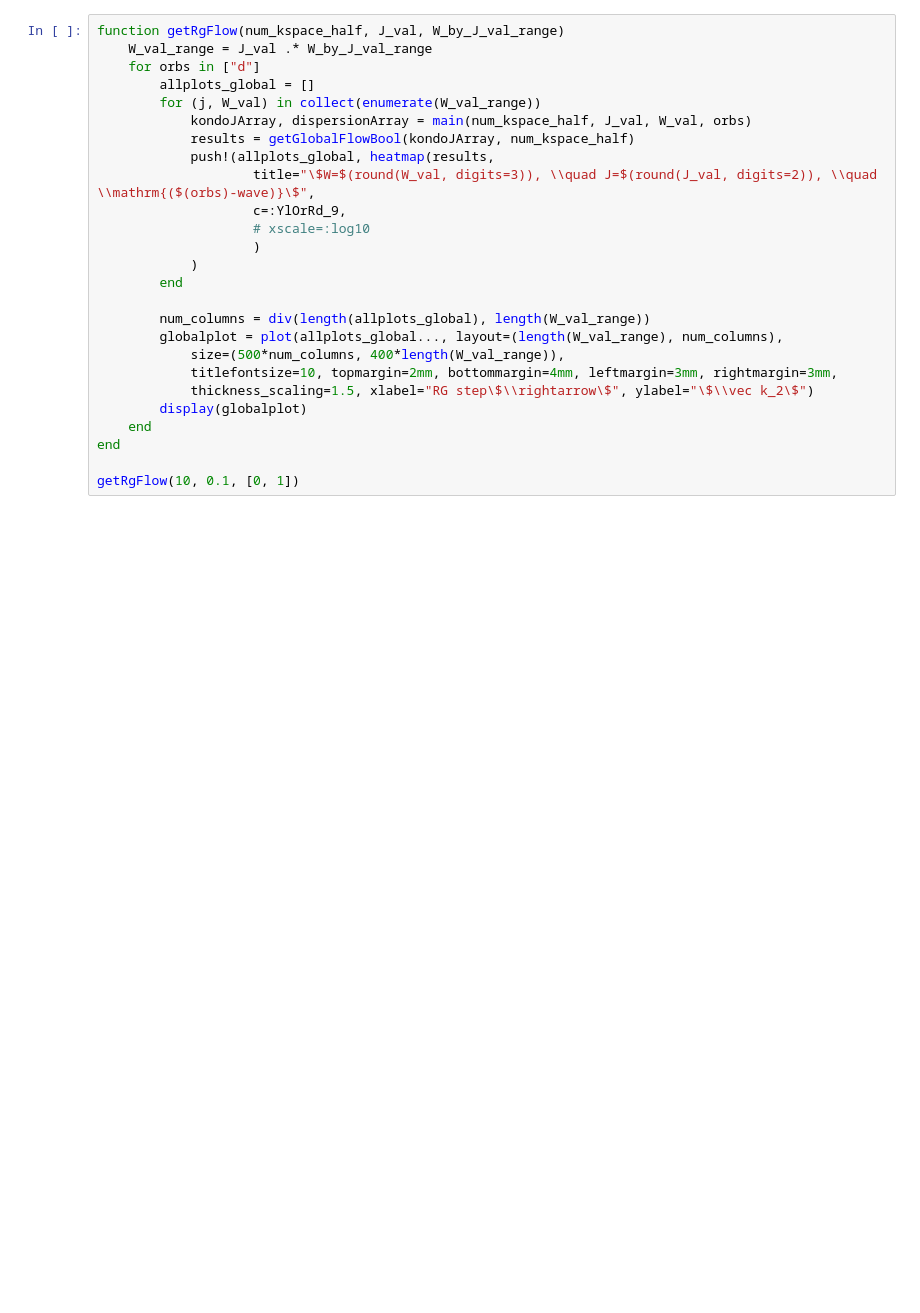
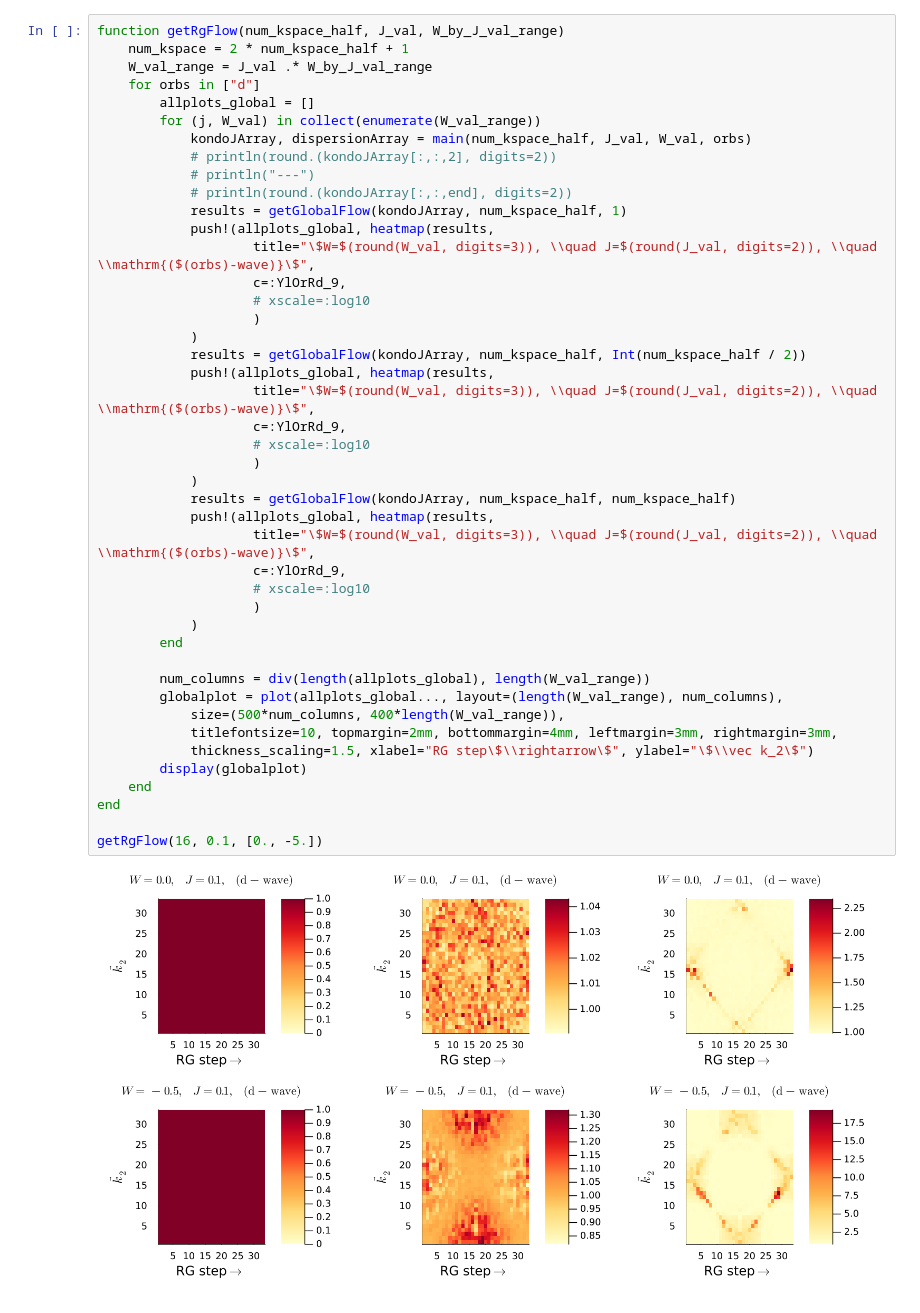
Before and after one commit to abhirup-m/Tiling-Embedded-Esiam, a Jupyter notebook: dwaveNumerics/mOrbRG-Jl.ipynb, the cells around one changed output. Drawn from its saved outputs; the diff is of its cells as text; blank space fills up the shorter version.

```diff
--- a/dwaveNumerics/mOrbRG-Jl.ipynb
+++ b/dwaveNumerics/mOrbRG-Jl.ipynb
@@ -11,26 +13,46 @@ include("probes.jl")
 # %%
 function getRgFlow(num_kspace_half, J_val, W_by_J_val_range)
+    num_kspace = 2 * num_kspace_half + 1
     W_val_range = J_val .* W_by_J_val_range
     for orbs in ["d"]
         allplots_global = []
         for (j, W_val) in collect(enumerate(W_val_range))
             kondoJArray, dispersionArray = main(num_kspace_half, J_val, W_val, orbs)
-            results = getGlobalFlowBool(kondoJArray, num_kspace_half)
+            # println(round.(kondoJArray[:,:,2], digits=2))
+            # println("---")
+            # println(round.(kondoJArray[:,:,end], digits=2))
+            results = getGlobalFlow(kondoJArray, num_kspace_half, 1)
+            push!(allplots_global, heatmap(results,
+                    title="\$W=$(round(W_val, digits=3)), \\quad J=$(round(J_val, digits=2)), \\quad \\mathrm{($(orbs)-wave)}\$",
+                    c=:YlOrRd_9,
+                    # xscale=:log10
+                    )
+            )
+            results = getGlobalFlow(kondoJArray, num_kspace_half, Int(num_kspace_half / 2))
+            push!(allplots_global, heatmap(results,
+                    title="\$W=$(round(W_val, digits=3)), \\quad J=$(round(J_val, digits=2)), \\quad \\mathrm{($(orbs)-wave)}\$",
+                    c=:YlOrRd_9,
+                    # xscale=:log10
+                    )
+            )
+            results = getGlobalFlow(kondoJArray, num_kspace_half, num_kspace_half)
             push!(allplots_global, heatmap(results,
                     title="\$W=$(round(W_val, digits=3)), \\quad J=$(round(J_val, digits=2)), \\quad \\mathrm{($(orbs)-wave)}\$",
                     c=:YlOrRd_9,
                     # xscale=:log10
                     )
             )
         end
 
         num_columns = div(length(allplots_global), length(W_val_range))
         globalplot = plot(allplots_global..., layout=(length(W_val_range), num_columns),
             size=(500*num_columns, 400*length(W_val_range)),
             titlefontsize=10, topmargin=2mm, bottommargin=4mm, leftmargin=3mm, rightmargin=3mm,
             thickness_scaling=1.5, xlabel="RG step\$\\rightarrow\$", ylabel="\$\\vec k_2\$")
         display(globalplot)
     end
 end
 
-getRgFlow(10, 0.1, [0, 1])
+getRgFlow(16, 0.1, [0., -5.])
+# %% [output]
+[figure, added]
```
Also changed, not shown: parts of 1 cell of this notebook, 2 other files.
